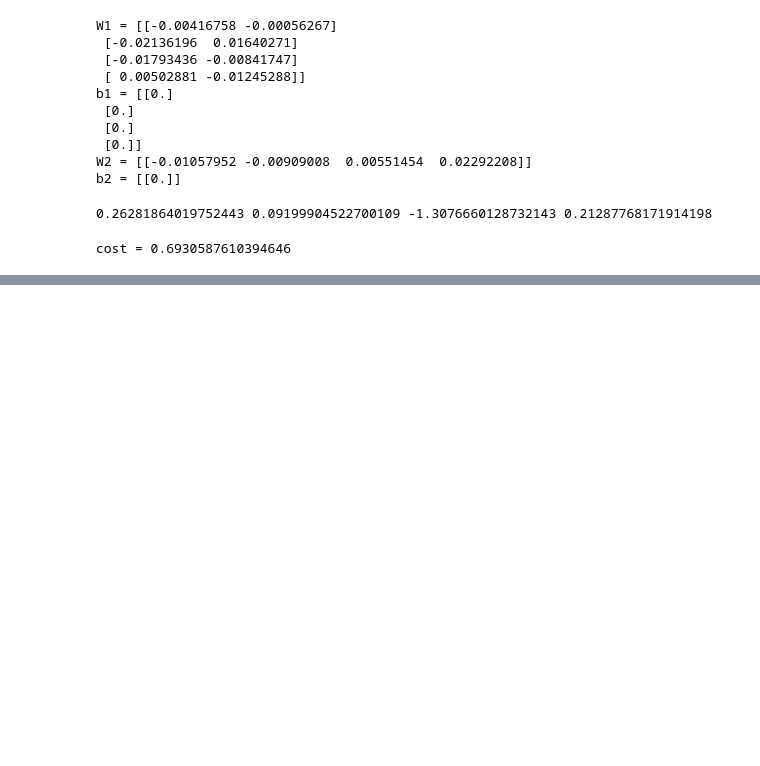
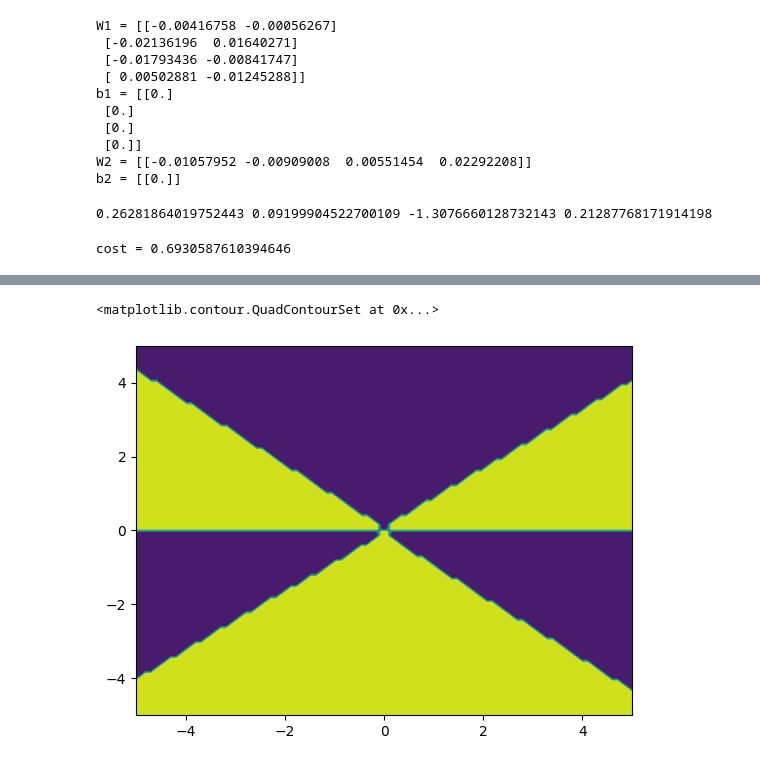
Before and after one commit to ArastooMaleki/NeuralNetworkBasics, a Jupyter notebook: shallow net/shallow_net_classification_planar.ipynb, the cells around one changed output, grey strips where cells are left out. Drawn from its saved outputs; the diff is of its cells as text; code cells hidden in the pictures; blank space fills up the shorter version.

```diff
--- a/shallow net/shallow_net_classification_planar.ipynb
+++ b/shallow net/shallow_net_classification_planar.ipynb
@@ -134,0 +270,5 @@ cost = 0.6930587610394646
+# %%
+X_grid,Y_grid = np.meshgrid(
+    np.linspace(-5,5,100),
+    np.linspace(-5,5,100)
+)
@@ -134,0 +302,5 @@ cost = 0.6930587610394646
+# %%
+plt.contourf( X_grid , Y_grid , X_bon_pred.reshape(100,100) )
+# %% [output]
+<matplotlib.contour.QuadContourSet at 0x...>
+[figure, added]
```
Also changed, not shown: parts of 26 cells of this notebook, 3 other files.
